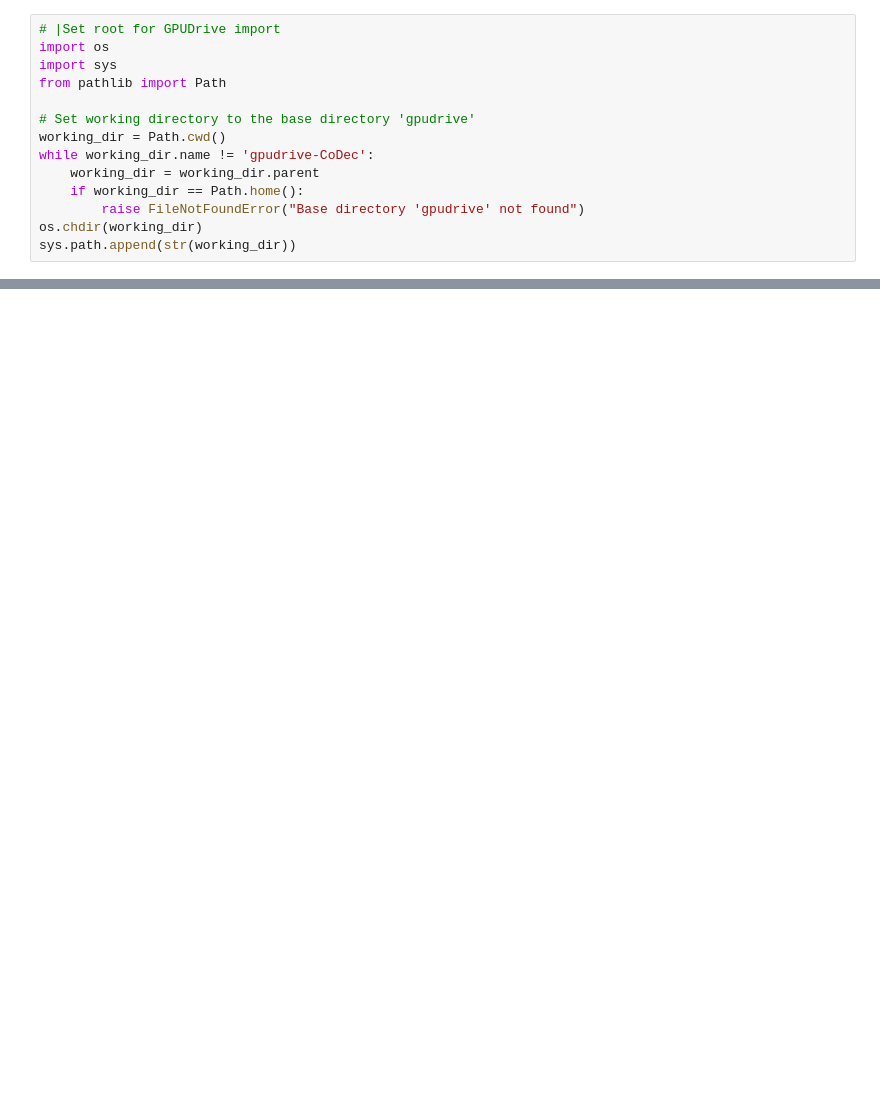
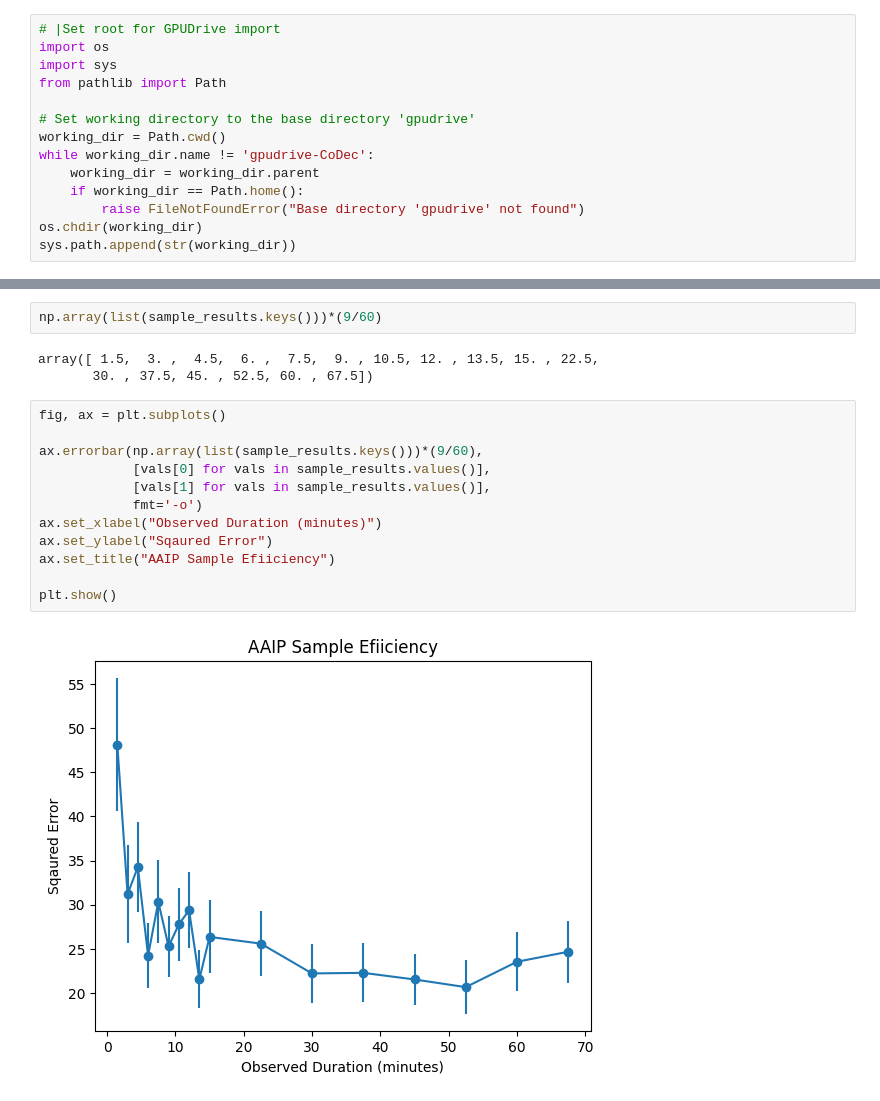
Before and after one commit to sounakban/gpudrive-CoDec, a Jupyter notebook: examples/CoDec_Research/code/Experiment_1/MSE.ipynb, the cells around one changed output, grey strips where cells are left out. Saved outputs shown, nothing was run; the diff lists cells and outputs as text; blank space fills up the shorter version.

```diff
--- a/examples/CoDec_Research/code/Experiment_1/MSE.ipynb
+++ b/examples/CoDec_Research/code/Experiment_1/MSE.ipynb
@@ -73,0 +82,19 @@ rel_heading  :  14.952960924800948
+# %%
+np.array(list(sample_results.keys()))*(9/60)
+# %% [output]
+array([ 1.5,  3. ,  4.5,  6. ,  7.5,  9. , 10.5, 12. , 13.5, 15. , 22.5,
+       30. , 37.5, 45. , 52.5, 60. , 67.5])
+# %%
+fig, ax = plt.subplots()
+
+ax.errorbar(np.array(list(sample_results.keys()))*(9/60),
+            [vals[0] for vals in sample_results.values()],
+            [vals[1] for vals in sample_results.values()],
+            fmt='-o')
+ax.set_xlabel("Observed Duration (minutes)")
+ax.set_ylabel("Sqaured Error")
+ax.set_title("AAIP Sample Efiiciency")
+
+plt.show()
+# %% [output]
+[figure, added]
```
Also changed, not shown: parts of 15 cells of this notebook, 25 other files.
